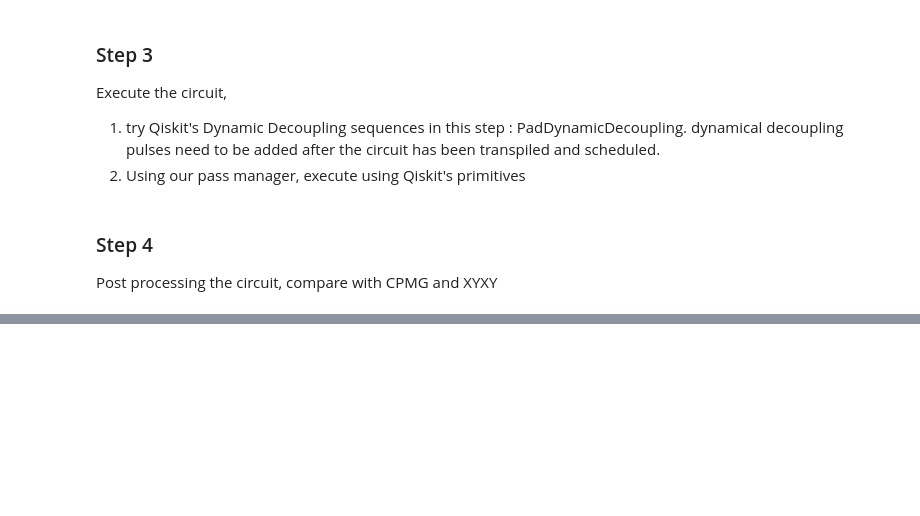
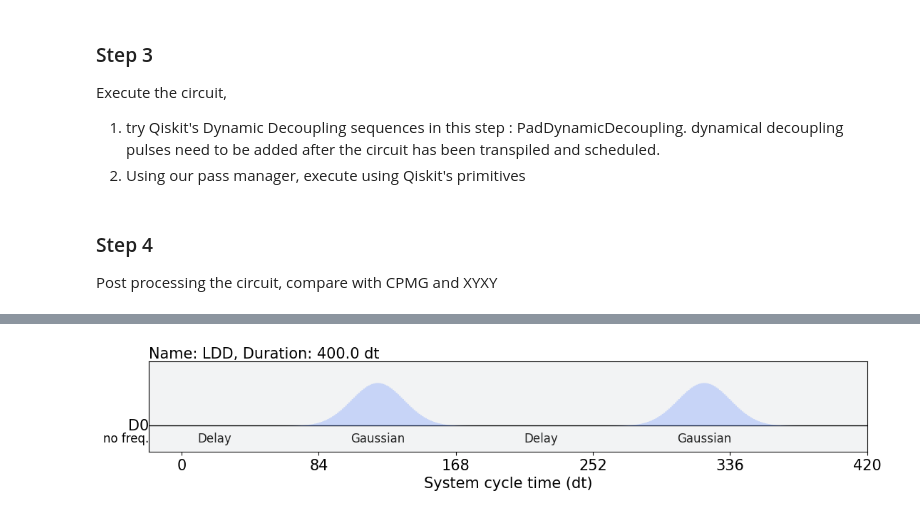
Before and after one commit to NamitA-844/Qiskit-Hackathon-WoQ-2025, a Jupyter notebook: hackathon.ipynb, the cells around one changed output, grey strips where cells are left out. Saved outputs shown, nothing was run; the diff lists cells and outputs as text; code cells hidden in the pictures; blank space fills up the shorter version.

```diff
--- a/hackathon.ipynb
+++ b/hackathon.ipynb
@@ -251,30 +179,30 @@ timeline_drawer(circ_dd, target=target)
 # %%
 from qiskit import pulse
 from qiskit.pulse  import *
-from qiskit_dynamics.pulse import *
 from qiskit_ibm_runtime.fake_provider import *
 
-backend = FakeBrisbane()
-
-def LDD_sequence(tau, theta, phi, lam, dt, qbit):
+def LDD_sequence(tau, theta, phi, lam, dt, qbit, r):
     duration = int(160)
     amp = 0.2
     sigma = duration/10
 
     with pulse.build(name = "LDD") as ldd_seq:
         d0 = pulse.DriveChannel(qbit)
-        pulse.delay(tau, d0)
-        pulse.shift_phase(theta, d0) #z
-        pulse.play(pulse.Gaussian(duration, amp, sigma), d0) #y
-        pulse.shift_phase(lam, d0) #z
-        pulse.delay(tau, d0)
-        pulse.shift_phase(-theta, d0) #z
-        pulse.play(pulse.Gaussian(duration, amp, sigma), d0) #y
-        pulse.shift_phase(-lam, d0) #z
-        pulse.delay(tau, d0)
-        ldd_seq.draw()
+        for i in range(r):
+            pulse.delay(tau, d0)
+            pulse.shift_phase(theta, d0) #z
+            pulse.play(pulse.Gaussian(duration, amp, sigma), d0) #y
+            pulse.shift_phase(lam, d0) #z
+            pulse.delay(tau, d0)
+            pulse.shift_phase(-theta, d0) #z
+            pulse.play(pulse.Gaussian(duration, amp, sigma), d0) #y
+            pulse.shift_phase(-lam, d0) #z
+        #pulse.delay(tau, d0)
+        #ldd_seq.draw()
 
     return ldd_seq
 # %%
-schedule = LDD_sequence(40, 0, 0, 0, 1e-9, 0)
+schedule = LDD_sequence(40, 0, 0, 0, 1e-9, 0, 1)
 schedule.draw()
+# %% [output]
+[figure, added]
```
Also changed, not shown: parts of 23 cells of this notebook.
